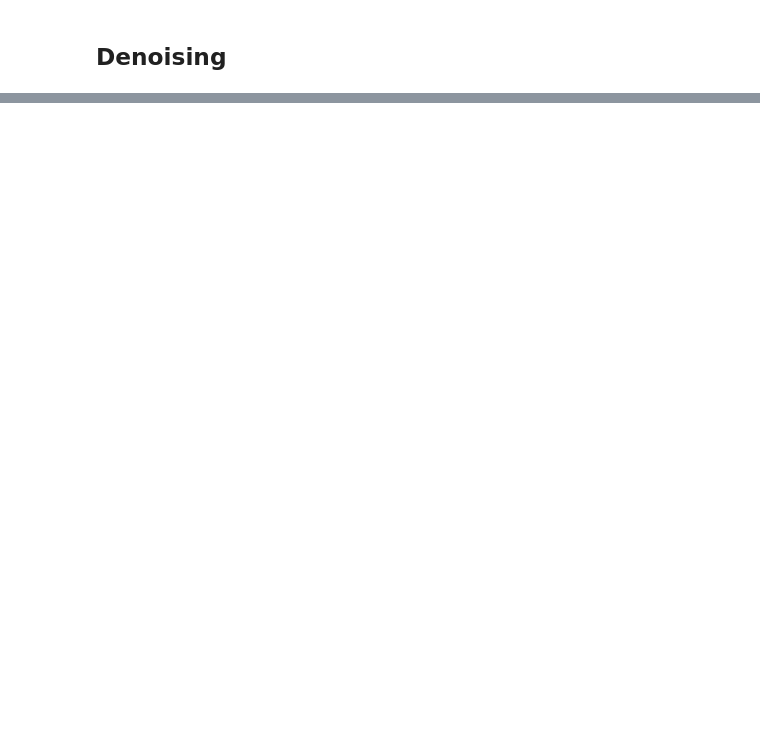
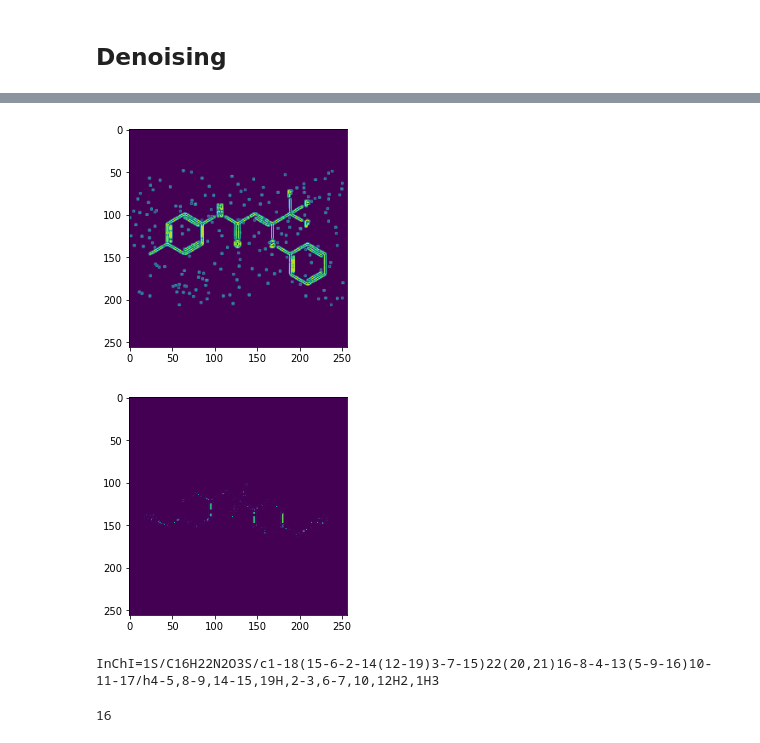
Before and after one commit to wesleyktatum/bms_kaggle, a Jupyter notebook: ipynb/preprocessing_dev.ipynb, the cells around one changed output, grey strips where cells are left out. Drawn from its saved outputs; the diff is of its cells as text; code cells hidden in the pictures; blank space fills up the shorter version.

```diff
--- a/ipynb/preprocessing_dev.ipynb
+++ b/ipynb/preprocessing_dev.ipynb
@@ -264,0 +446,3 @@ plt.show()
+# %%
+unique_counts = np.unique(denoised, return_counts = True)
+unique_counts
@@ -264,0 +467,39 @@ plt.show()
+# %%
+for label, count in zip(unique_counts[0], unique_counts[1]):
+    if count < 10:
+        denoised[denoised == label] = 0
+
+plt.imshow(edges)
+plt.show()
+plt.imshow(denoised)
+plt.show()
+# %% [output]
+[figure, added]
+[figure, added]
+# %%
+print(labels[0])
+# %% [output]
+InChI=1S/C16H22N2O3S/c1-18(15-6-2-14(12-19)3-7-15)22(20,21)16-8-4-13(5-9-16)10-11-17/h4-5,8-9,14-15,19H,2-3,6-7,10,12H2,1H3
+# %%
+folder = '/Users/wesleytatum/Desktop/test/'
+
+im_paths = os.listdir(folder)
+
+ims = []
+
+for path in im_paths:
+#     im = plt.imread(folder+path)
+#     im = im[:,:,0]
+#     im.squeeze()
+
+    im = Image.open(folder+path)
+    im = im.convert('L')
+    im = np.array(im)
+#     im = im[:,:,0]
+#     im.squeeze()
+
+    ims.append(im)
+
+len(ims)
+# %% [output]
+16
```
Also changed, not shown: parts of 12 cells of this notebook, 3 other files.
